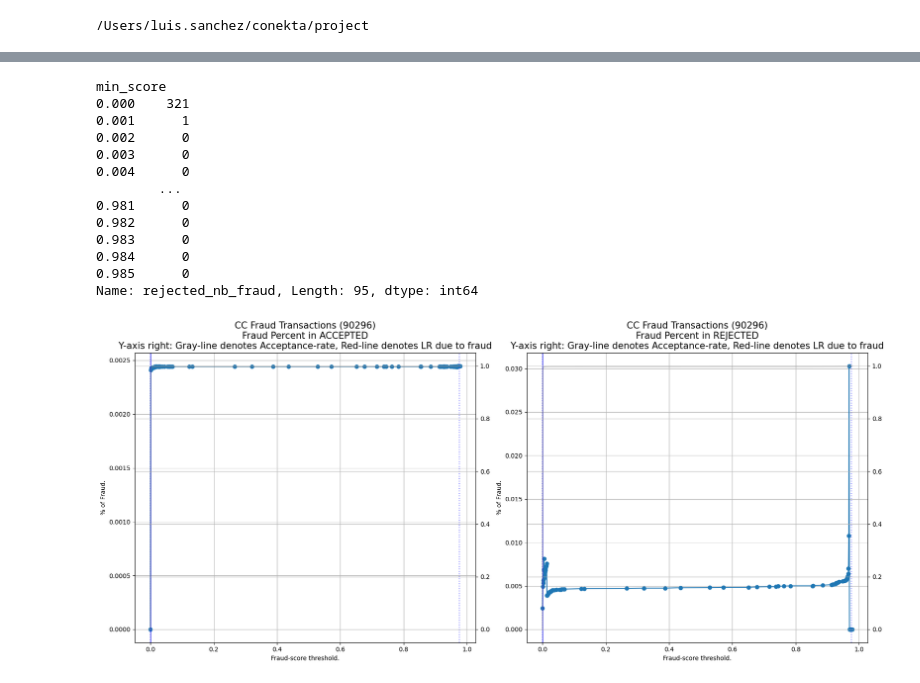
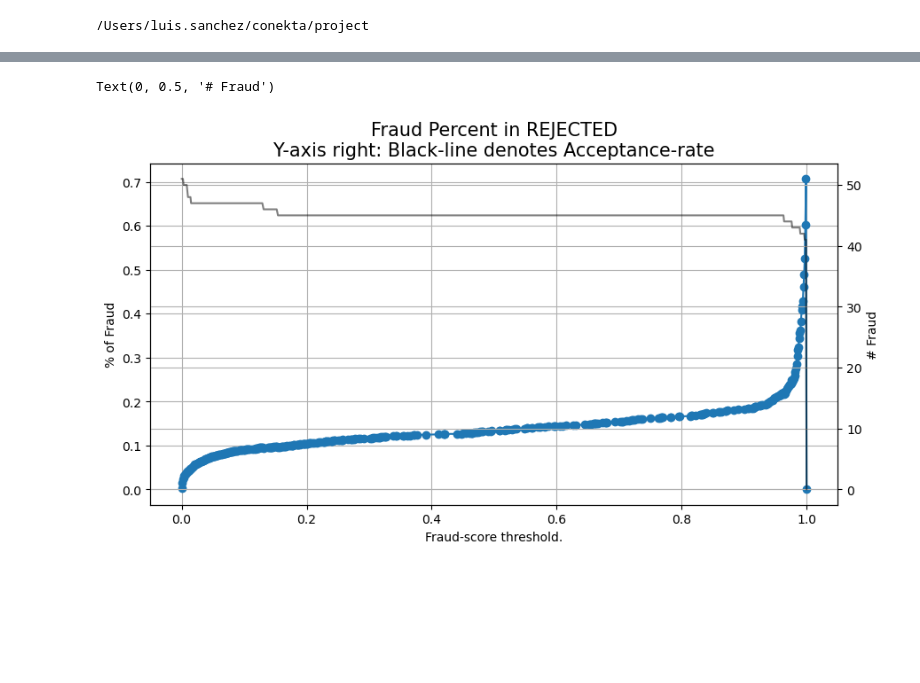
Before and after one commit to RaulSanchezVazquez/fraud_prevention, a Jupyter notebook: notebooks/2_Model_Development_and_Evaluation_B.ipynb, the cells around one changed output, grey strips where cells are left out. Saved outputs shown, nothing was run; the diff lists cells and outputs as text; code cells hidden in the pictures; blank space fills up the shorter version.

```diff
--- a/notebooks/2_Model_Development_and_Evaluation_B.ipynb
+++ b/notebooks/2_Model_Development_and_Evaluation_B.ipynb
@@ -27,30 +38,32 @@ UndefinedVariableError: name 'name' is not defined
 # %%
-threshold_table_regular = threshold_table_module.compute(
-    y_true=data['y_true'],
-    y_score=data['y_score'],
-    cc_id=pd.Series(range(0, y_scores.shape[0])),
-    weight=None)
+y_true, y_score = data['y_true'], data['y_score']
+
+threshold_table = threshold_table_module.compute(
+    y_true=y_true,
+    y_score=y_score)
-# %%
-threshold_table_regular['rejected_nb_fraud']
-# %% [output]
-min_score
-0.000    321
-0.001      1
-0.002      0
-0.003      0
-0.004      0
-        ...
-0.981      0
-0.982      0
-0.983      0
-0.984      0
-0.985      0
-Name: rejected_nb_fraud, Length: 95, dtype: int64
-# %%
-fig, ax = threshold_table_module.plot(
-    cut_table=threshold_table_regular,
-    accept_th=None,
-    reject_th=None,
-    title='CC Fraud Transactions')
-# %% [output]
-[figure, removed]
+# %%
+fig, ax = plt.subplots(1, 1, figsize=(10, 5))
+
+threshold_table['rejected_fraud_percent'].plot(
+    marker='o',
+    grid=True,
+    ax=ax)
+ax.set_title(
+    'Fraud Percent in REJECTED\n'
+    'Y-axis right: Black-line denotes Acceptance-rate',
+    fontsize=15)
+
+ax.set_xlabel('Fraud-score threshold.')
+ax.set_ylabel('% of Fraud')
+
+ax_ = ax.twinx()
+threshold_table['rejected_nb_fraud'].plot(
+    marker='',
+    color='black',
+    alpha=.5,
+    ax=ax_)
+
+ax_.set_ylabel('# Fraud')
+# %% [output]
+Text(0, 0.5, '# Fraud')
+[figure, added]
```
Also changed, not shown: parts of 4 cells of this notebook, 3 other files.
